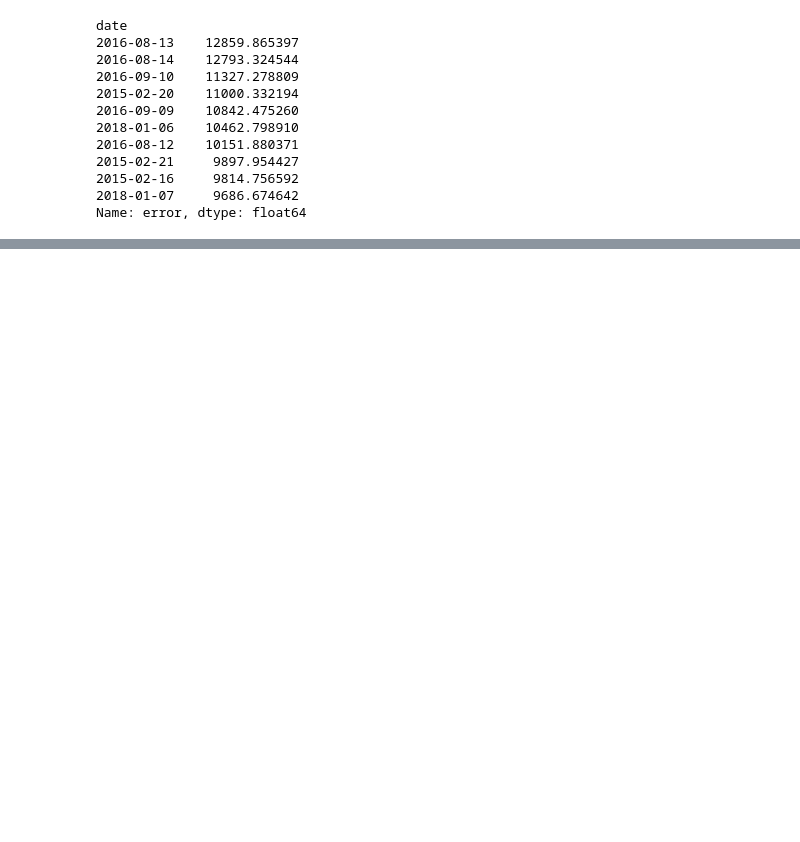
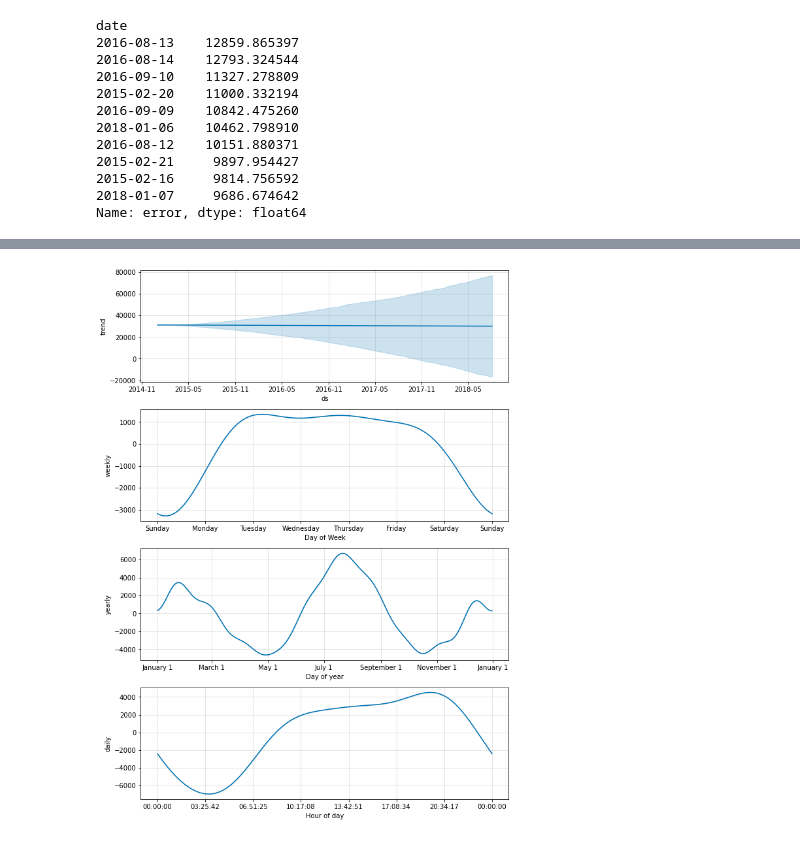
Before and after one commit to Masskadivar/BH-PCMLAI_CAPSTONE-PROJ, a Jupyter notebook: Hourly Energy Consumption.ipynb, the cells around one changed output, grey strips where cells are left out. Saved outputs shown, nothing was run; the diff lists cells and outputs as text; code cells hidden in the pictures; blank space fills up the shorter version.

```diff
--- a/Hourly Energy Consumption.ipynb
+++ b/Hourly Energy Consumption.ipynb
@@ -1035,0 +840,5 @@ Name: error, dtype: float64
+# %%
+# Plot the components of the model
+fig = model.plot_components(Energy_Consumption_test_fcst)
+# %% [output]
+[figure, added]
```
Also changed, not shown: parts of 82 cells of this notebook.
